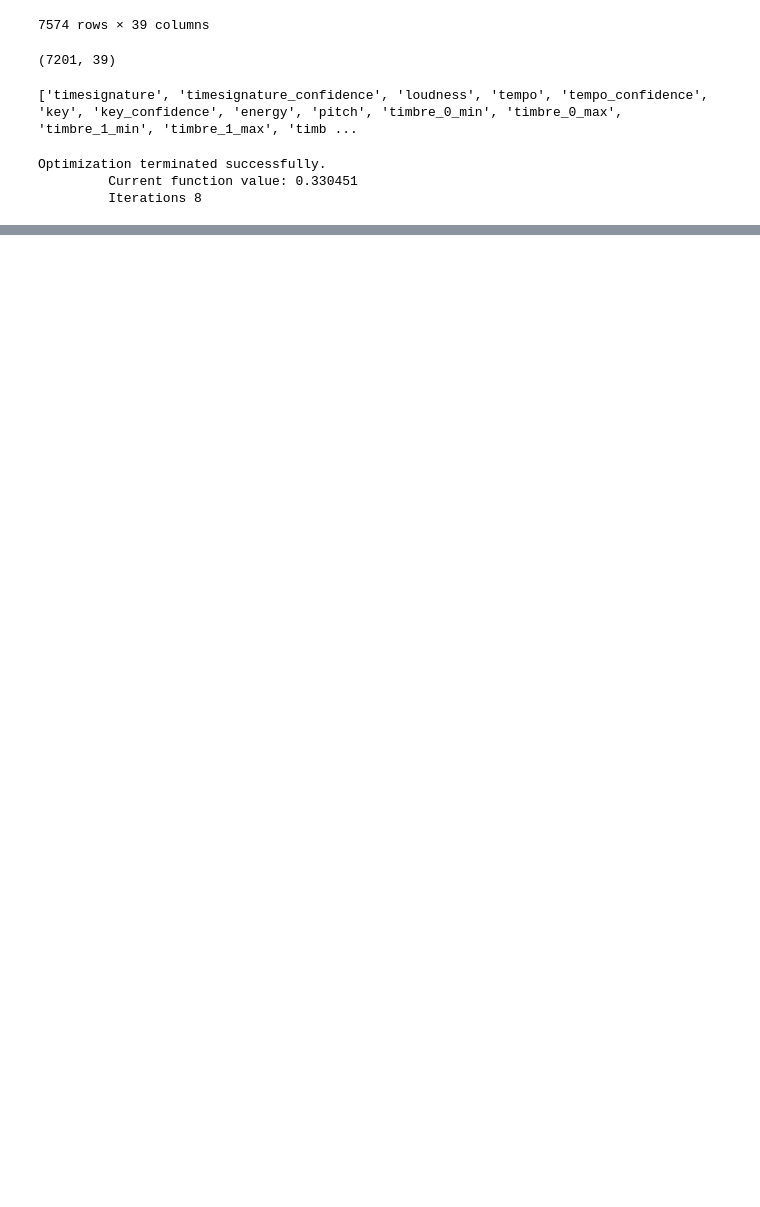
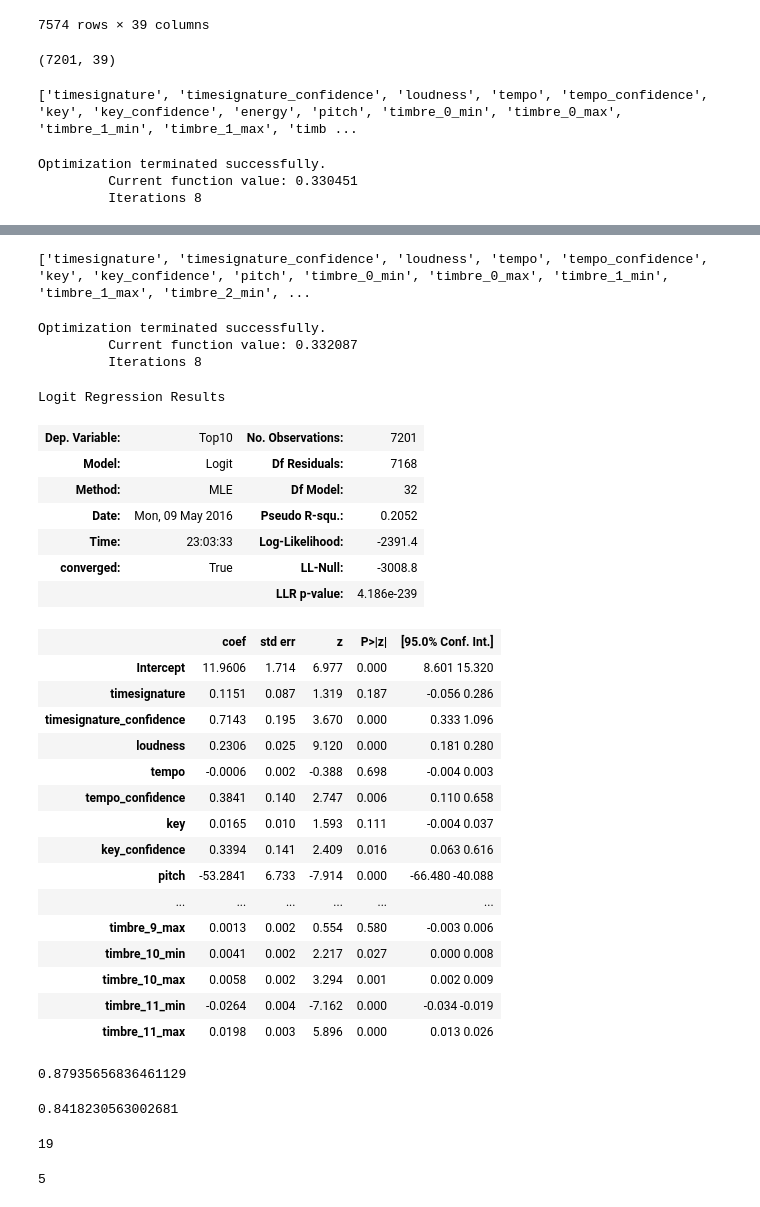
Before and after one commit to ChuyuHsu/The-Analytics-Edge-Practice, a Jupyter notebook: Assignment3-Popularity-of-Music-Records.ipynb, the cells around one changed output, grey strips where cells are left out. Saved outputs shown, nothing was run; the diff lists cells and outputs as text; code cells hidden in the pictures; blank space fills up the shorter version.

```diff
--- a/Assignment3-Popularity-of-Music-Records.ipynb
+++ b/Assignment3-Popularity-of-Music-Records.ipynb
@@ -145,0 +193,40 @@ SongsLog1.summary2()
+# %%
+novars3 = set(["energy"])
+columns3 = [c for c in columns if not c in novars3]
+print(columns3)
+# %% [output]
+['timesignature', 'timesignature_confidence', 'loudness', 'tempo', 'tempo_confidence', 'key', 'key_confidence', 'pitch', 'timbre_0_min', 'timbre_0_max', 'timbre_1_min', 'timbre_1_max', 'timbre_2_min', ...
+# %%
+st = "+".join(columns3)
+SongsLog3 = sm.logit(formula="Top10 ~ "+st, data=train).fit()
+# %% [output]
+Optimization terminated successfully.
+         Current function value: 0.332087
+         Iterations 8
+# %%
+SongsLog3.summary()
+# %% [output]
+Logit Regression Results
+| Dep. Variable: | Top10 | No. Observations: | 7201 |
+| Model: | Logit | Df Residuals: | 7168 |
+| Method: | MLE | Df Model: | 32 |
+| Date: | Mon, 09 May 2016 | Pseudo R-squ.: | 0.2052 |
+| Time: | 23:03:33 | Log-Likelihood: | -2391.4 |
+| converged: | True | LL-Null: | -3008.8 |
+|  |  | LLR p-value: | 4.186e-239 |
+|  | coef | std err | z | P>|z| | [95.0% Conf. Int.] |
+| Intercept | 11.9606 | 1.714 | 6.977 | 0.000 | 8.601 15.320 |
+| timesignature | 0.1151 | 0.087 | 1.319 | 0.187 | -0.056 0.286 |
+| timesignature_confidence | 0.7143 | 0.195 | 3.670 | 0.000 | 0.333 1.096 |
+| loudness | 0.2306 | 0.025 | 9.120 | 0.000 | 0.181 0.280 |
+| tempo | -0.0006 | 0.002 | -0.388 | 0.698 | -0.004 0.003 |
+| tempo_confidence | 0.3841 | 0.140 | 2.747 | 0.006 | 0.110 0.658 |
+| key | 0.0165 | 0.010 | 1.593 | 0.111 | -0.004 0.037 |
+| key_confidence | 0.3394 | 0.141 | 2.409 | 0.016 | 0.063 0.616 |
+| pitch | -53.2841 | 6.733 | -7.914 | 0.000 | -66.480 -40.088 |
+| ... | ... | ... | ... | ... | ... |
+| timbre_9_max | 0.0013 | 0.002 | 0.554 | 0.580 | -0.003 0.006 |
+| timbre_10_min | 0.0041 | 0.002 | 2.217 | 0.027 | 0.000 0.008 |
+| timbre_10_max | 0.0058 | 0.002 | 3.294 | 0.001 | 0.002 0.009 |
+| timbre_11_min | -0.0264 | 0.004 | -7.162 | 0.000 | -0.034 -0.019 |
+| timbre_11_max | 0.0198 | 0.003 | 5.896 | 0.000 | 0.013 0.026 |
@@ -145,0 +235,17 @@ SongsLog1.summary2()
+# %%
+from sklearn.metrics import accuracy_score
+accuracy_score(test['Top10'], preds)
+# %% [output]
+0.87935656836461129
+# %%
+accuracy_score(test['Top10'], [False for _ in range(test.shape[0])])
+# %% [output]
+0.8418230563002681
+# %%
+sum([1 for i in range(test.shape[0]) if (test['Top10'][i] == preds[i] and preds[i] == True)])
+# %% [output]
+19
+# %%
+sum([1 for i in range(test.shape[0]) if (test['Top10'][i] != preds[i] and preds[i] == True)])
+# %% [output]
+5
```
Also changed, not shown: parts of 9 cells of this notebook.
